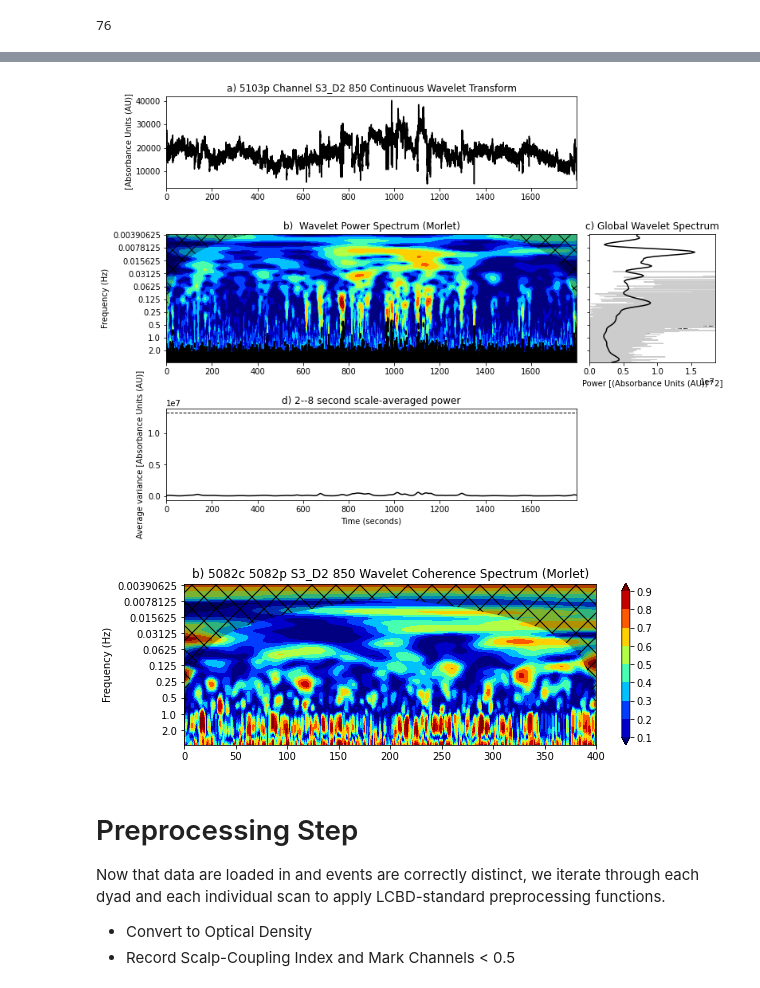
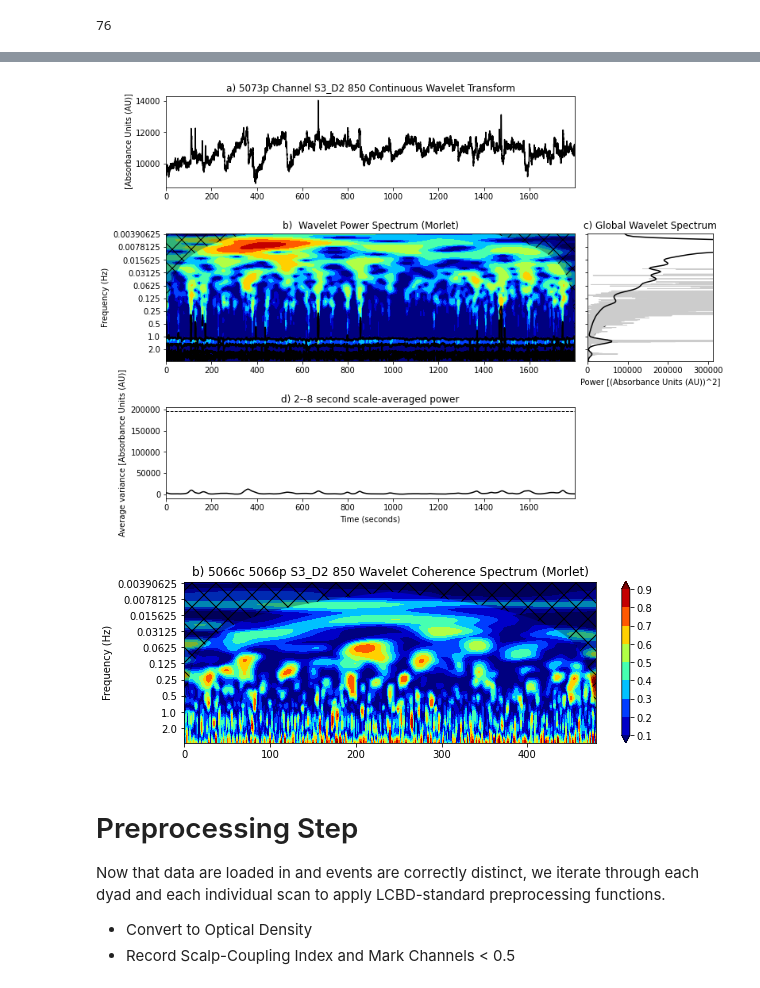
Before and after one commit to ChildBrainLab/LCBDtools, a Jupyter notebook: scripts/NIRS/notebooks/fnirs-synchrony-eDOC.ipynb, the cells around one changed output, grey strips where cells are left out. Drawn from its saved outputs; the diff is of its cells as text; code cells hidden in the pictures.

```diff
--- a/scripts/NIRS/notebooks/fnirs-synchrony-eDOC.ipynb
+++ b/scripts/NIRS/notebooks/fnirs-synchrony-eDOC.ipynb
@@ -514,21 +549,21 @@ Using matplotlib as 2D backend.
 # %%
-# example wavelet transform for 1900 seconds
+# example wavelet transform for 1800 seconds
 wave, scales, freqs, coi, fft, fftfreqs = mne_wavelet_transform(
-    scans[3][1].copy().crop(tmax=1800),
+    scans[56][1].copy().crop(tmax=1800),
     plot=True,
     chs=['S3_D2 850']
 )
 # %% [output]
-[figure, old version]
+[figure, new version]
 # %%
-# example coherence transformo from a real dyad with 400 seconds
+# example coherence transform from a real dyad with 400 seconds
 
 WCT, aWCT, coi, freqs, sig95 = mne_wavelet_coherence_transform(
-    scans[4][0].copy().pick(['S3_D2 850']).crop(tmax=400),
-    scans[4][1].copy().pick(['S3_D2 850']).crop(tmax=400),
+    scans[25][0].copy().pick(['S3_D2 850']).crop(tmax=480),
+    scans[25][1].copy().pick(['S3_D2 850']).crop(tmax=480),
     plot=True)
 # %% [output]
-[figure, old version]
+[figure, new version]
 # %% [markdown]
 # Preprocessing Step
 
```
Also changed, not shown: parts of 126 cells of this notebook, 15 other files.
